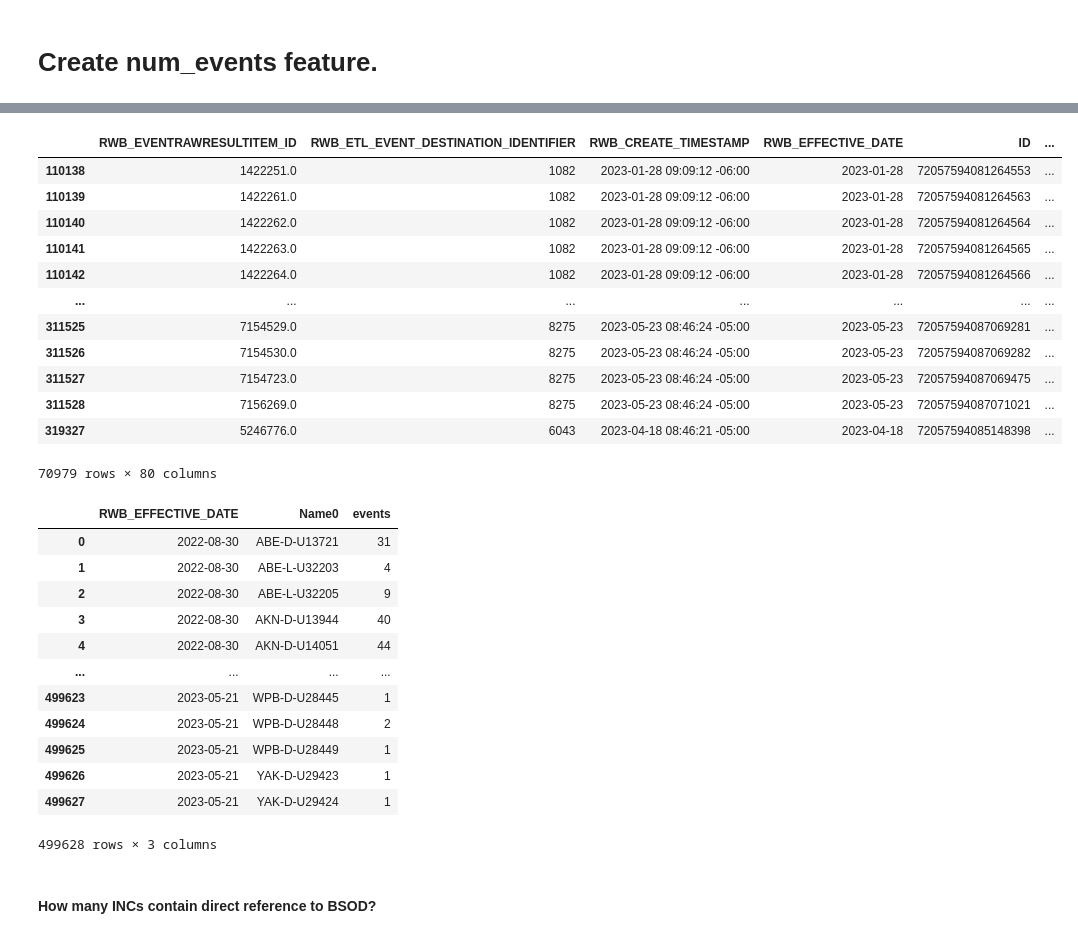
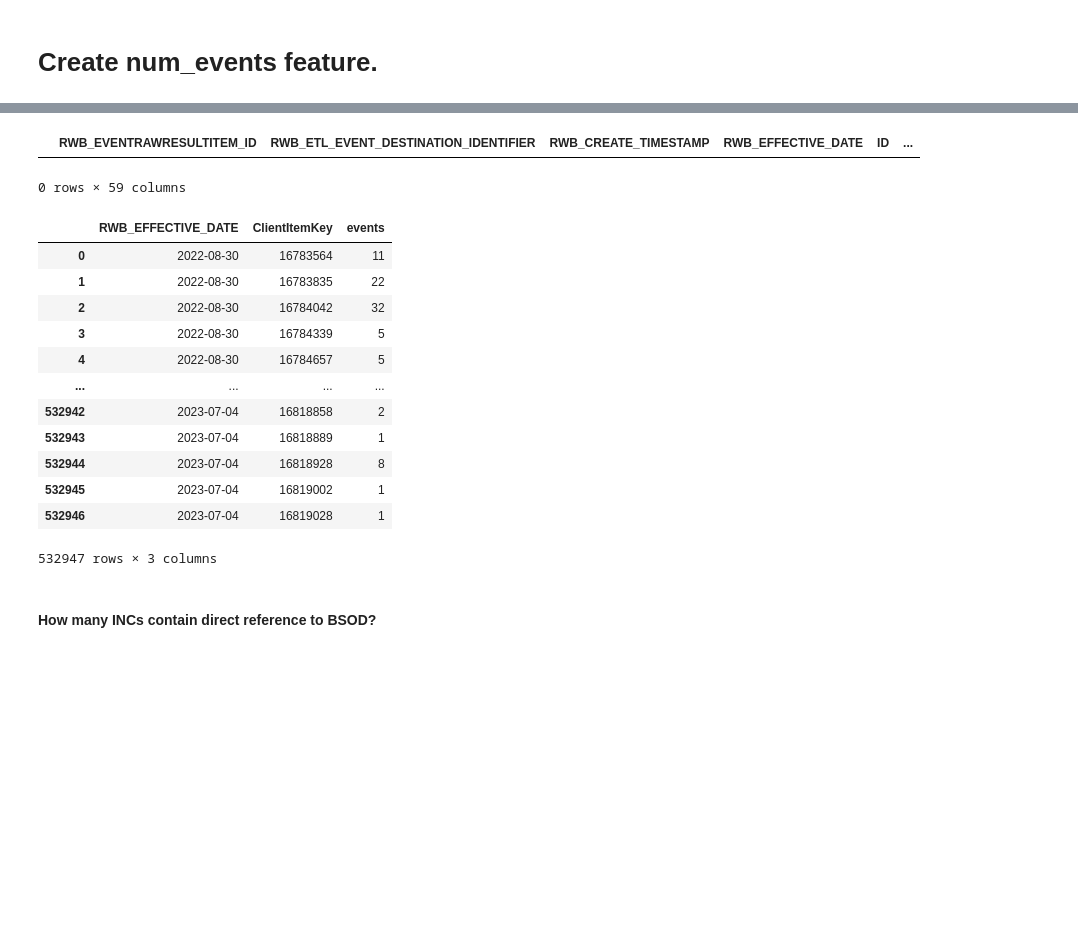
Before and after one commit to redgerly-umich/capstone_ff, a Jupyter notebook: DataCleaning/combine_4_error_types.ipynb, the cells around one changed output, grey strips where cells are left out. Cells and saved outputs as stored; diff of their text form; code cells hidden in the pictures; blank space fills up the shorter version.

```diff
--- a/DataCleaning/combine_4_error_types.ipynb
+++ b/DataCleaning/combine_4_error_types.ipynb
@@ -481,7 +481,8 @@ df.shape
 
 # Create num_events feature.
 # %%
-num_events_df = pd.concat([machines_events, machines_boot])
+# num_events_df = pd.concat([machines_events, machines_boot])
+num_events_df = events.copy()
 # %%
 num_events_df.columns
 # %% [output]
@@ -510,37 +513,26 @@ msno.matrix(num_events_df[['RWB_EFFECTIVE_DATE', 'Name0', 'MachineName']], label
 # %%
 # Some events didn't have a machine successfully join.
-num_events_df[num_events_df['Name0'].isnull()]
+num_events_df[num_events_df['ClientItemKey'].isnull()]
 # %% [output]
 |  | RWB_EVENTRAWRESULTITEM_ID | RWB_ETL_EVENT_DESTINATION_IDENTIFIER | RWB_CREATE_TIMESTAMP | RWB_EFFECTIVE_DATE | ID | ... |
-| 110138 | 1422251.0 | 1082 | 2023-01-28 09:09:12 -06:00 | 2023-01-28 | 72057594081264553 | ... |
-| 110139 | 1422261.0 | 1082 | 2023-01-28 09:09:12 -06:00 | 2023-01-28 | 72057594081264563 | ... |
-| 110140 | 1422262.0 | 1082 | 2023-01-28 09:09:12 -06:00 | 2023-01-28 | 72057594081264564 | ... |
-| 110141 | 1422263.0 | 1082 | 2023-01-28 09:09:12 -06:00 | 2023-01-28 | 72057594081264565 | ... |
-| 110142 | 1422264.0 | 1082 | 2023-01-28 09:09:12 -06:00 | 2023-01-28 | 72057594081264566 | ... |
-| ... | ... | ... | ... | ... | ... | ... |
-| 311525 | 7154529.0 | 8275 | 2023-05-23 08:46:24 -05:00 | 2023-05-23 | 72057594087069281 | ... |
-| 311526 | 7154530.0 | 8275 | 2023-05-23 08:46:24 -05:00 | 2023-05-23 | 72057594087069282 | ... |
-| 311527 | 7154723.0 | 8275 | 2023-05-23 08:46:24 -05:00 | 2023-05-23 | 72057594087069475 | ... |
-| 311528 | 7156269.0 | 8275 | 2023-05-23 08:46:24 -05:00 | 2023-05-23 | 72057594087071021 | ... |
-| 319327 | 5246776.0 | 6043 | 2023-04-18 08:46:21 -05:00 | 2023-04-18 | 72057594085148398 | ... |
-70979 rows × 80 columns
+0 rows × 59 columns
 # %%
-num_events = df.groupby(['RWB_EFFECTIVE_DATE', 'Name0']).agg('size').reset_index().rename(columns={0:'events'})
+num_events = df.groupby(['RWB_EFFECTIVE_DATE', 'ClientItemKey']).agg('size').reset_index().rename(columns={0:'events'})
 num_events
 # %% [output]
-|  | RWB_EFFECTIVE_DATE | Name0 | events |
-| 0 | 2022-08-30 | ABE-D-U13721 | 31 |
-| 1 | 2022-08-30 | ABE-L-U32203 | 4 |
-| 2 | 2022-08-30 | ABE-L-U32205 | 9 |
-| 3 | 2022-08-30 | AKN-D-U13944 | 40 |
-| 4 | 2022-08-30 | AKN-D-U14051 | 44 |
+|  | RWB_EFFECTIVE_DATE | ClientItemKey | events |
+| 0 | 2022-08-30 | 16783564 | 11 |
+| 1 | 2022-08-30 | 16783835 | 22 |
+| 2 | 2022-08-30 | 16784042 | 32 |
+| 3 | 2022-08-30 | 16784339 | 5 |
+| 4 | 2022-08-30 | 16784657 | 5 |
 | ... | ... | ... | ... |
-| 499623 | 2023-05-21 | WPB-D-U28445 | 1 |
-| 499624 | 2023-05-21 | WPB-D-U28448 | 2 |
-| 499625 | 2023-05-21 | WPB-D-U28449 | 1 |
-| 499626 | 2023-05-21 | YAK-D-U29423 | 1 |
-| 499627 | 2023-05-21 | YAK-D-U29424 | 1 |
+| 532942 | 2023-07-04 | 16818858 | 2 |
+| 532943 | 2023-07-04 | 16818889 | 1 |
+| 532944 | 2023-07-04 | 16818928 | 8 |
+| 532945 | 2023-07-04 | 16819002 | 1 |
+| 532946 | 2023-07-04 | 16819028 | 1 |
-499628 rows × 3 columns
+532947 rows × 3 columns
 # %%
 num_events.to_parquet('../do_not_commit/Datasets/num_events.pq')
 # %% [markdown]
```
Also changed, not shown: parts of 5 cells of this notebook.
